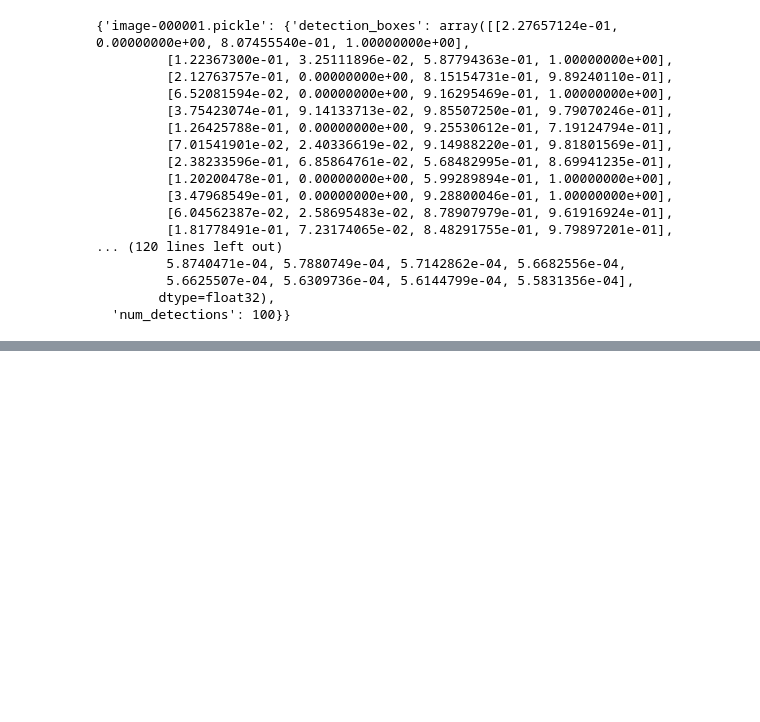
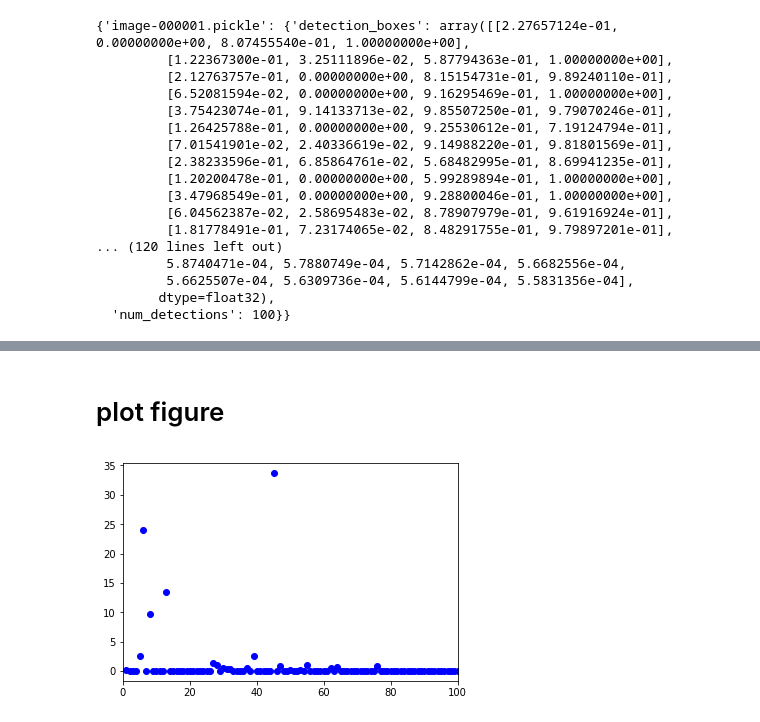
Before and after one commit to qoo/models, a Jupyter notebook: research/object_detection/od_video_analysis_v1.ipynb, the cells around one changed output, grey strips where cells are left out. Drawn from its saved outputs; the diff is of its cells as text; code cells hidden in the pictures; blank space fills up the shorter version.

```diff
--- a/research/object_detection/od_video_analysis_v1.ipynb
+++ b/research/object_detection/od_video_analysis_v1.ipynb
@@ -97,0 +217,15 @@ for folder in sorted(os.listdir(input_dir)):
+# %%
+def calculate_words(od_dict, NUM_CLASSES, maxF_dict):
+    class_counts = { idx+1:0 for idx in range(NUM_CLASSES)}
+    for key, frame in od_dict.items():
+        for c, prob in zip(frame['detection_classes'], frame['detection_scores']):
+            if prob > maxF_dict[c]['Threshold']:
+                class_counts[c] += 1
+    return class_counts
+# %%
+results = {}
+# %%
+od_dir = 'od_3438636448_1fps' # ah1
+results[od_dir] = {}
+results[od_dir]['Raw'] = read_frames_todict('/root/ampvideo_inference/'+od_dir)
+results[od_dir]['Words'] = calculate_words(results[od_dir]['Raw'], NUM_CLASSES, maxF_dict)
@@ -97,0 +253,5 @@ for folder in sorted(os.listdir(input_dir)):
+# %%
+od_dir = 'od_infrence_1252812627' #g1
+results[od_dir] = {}
+results[od_dir]['Raw'] = read_frames_todict('/root/ampvideo_inference/'+od_dir)
+results[od_dir]['Words'] = calculate_words(results[od_dir]['Raw'], NUM_CLASSES, maxF_dict)
@@ -97,0 +279,15 @@ for folder in sorted(os.listdir(input_dir)):
+# %% [markdown]
+# plot figure
+# %%
+od_dir = 'od_3438636448_1fps' #ah1
+results[od_dir]['Words']
+total_cnt = 0
+for cnt in results[od_dir]['Words'].values():
+    total_cnt += cnt
+xx = [x+1 for x in range(NUM_CLASSES)]
+yy = [results[od_dir]['Words'][x+1]*100.0/total_cnt   for x in range(NUM_CLASSES)  ]
+plt.xlim(0, 100);
+# plt.ylim(0, 1.0);
+plt.plot(xx, yy, 'ob');
+# %% [output]
+[figure, added]
```
Also changed, not shown: parts of 53 cells of this notebook, 5 other files.
